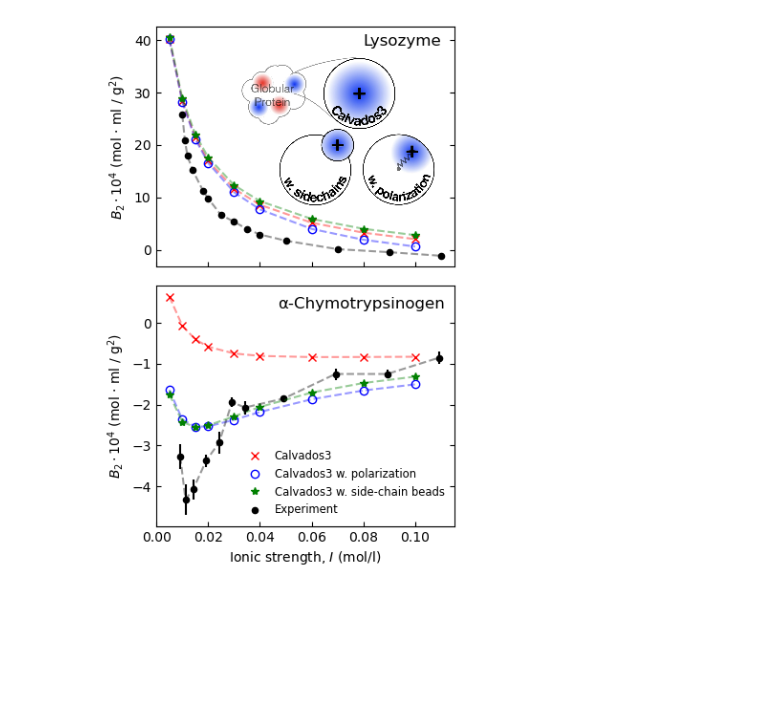
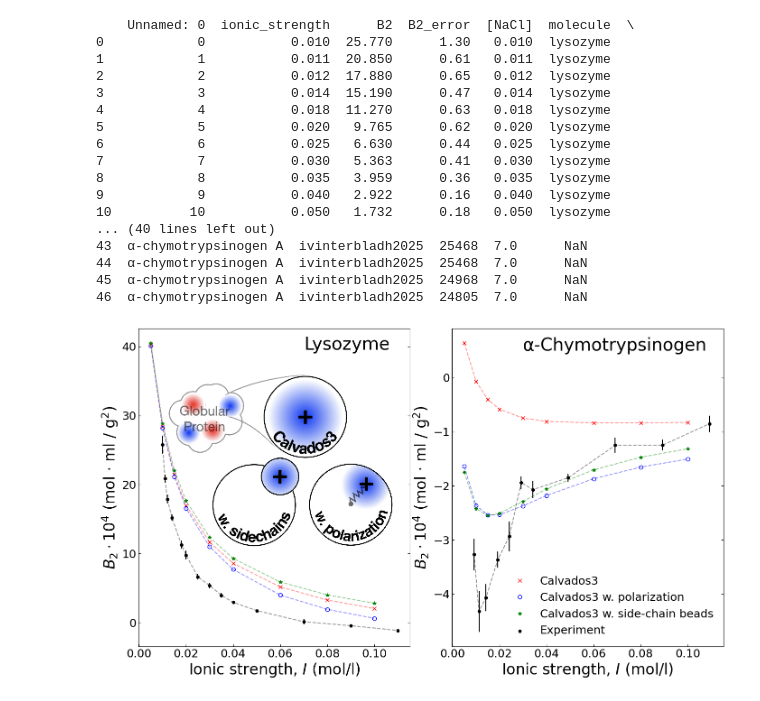
Before and after one commit to mlund/SI-pose-exploration, a Jupyter notebook: protein_b2/plot.ipynb, the cells around one changed output. Drawn from its saved outputs; the diff is of its cells as text; code cells hidden in the pictures; blank space fills up the shorter version.

Commit message:
Updated the b2 exp for lysozyme with error bars. Added the pca notebook and files with traj and exp. structures

```diff
--- a/protein_b2/plot.ipynb
+++ b/protein_b2/plot.ipynb
@@ -50,6 +50,8 @@ def plot_lysozyme(ax):
     sel = (df.pH == 7.0) & (df.molecule == "lysozyme")
     exp = df[sel].copy(deep=True)
     exp["B2"] = exp["B2"] * 1e4
+    exp["B2_error"] = exp["B2_error"] * 1e4
+    print(exp)
     exp.plot(
         "ionic_strength",
         "B2",
@@ -63,8 +65,8 @@ def plot_lysozyme(ax):
         "ionic_strength", "B2", style="k--", kind="line", ax=ax, alpha=0.4, label=""
     )
 
-    ax.set_xlabel(r"$I$ (mol/l)")
-    ax.set_ylabel(r"$B_2\cdot 10^4$ (mol $\cdot$ ml / g$^2$)")
+    ax.set_xlabel(r"Ionic strength, $I$ (mol/l)", fontsize=24)
+    ax.set_ylabel(r"$B_2\cdot 10^4$ (mol $\cdot$ ml / g$^2$)", fontsize=24)
     ax.legend(frameon=False)
 
 
@@ -96,6 +115,7 @@ def plot_cgn(ax):
     exp = df[sel].copy(deep=True)
     exp["B2"] = exp["B2"] * 1e4
     exp["B2_error"] = exp["B2_error"] * 1e4
+    print(exp)
     exp.plot(
         "ionic_strength",
         "B2",
@@ -109,41 +129,58 @@ def plot_cgn(ax):
         "ionic_strength", "B2", style="k--", kind="line", ax=ax, alpha=0.4, label=""
     )
 
-    ax.set_xlabel(r"Ionic strength, $I$ (mol/l)")
-    ax.set_ylabel(r"$B_2\cdot 10^4$ (mol $\cdot$ ml / g$^2$)")
-    ax.legend(frameon=False, loc=4, fontsize="small")
+    ax.set_xlabel(r"Ionic strength, $I$ (mol/l)", fontsize=24)
+    ax.set_ylabel(r"$B_2\cdot 10^4$ (mol $\cdot$ ml / g$^2$)", fontsize=24)
+    ax.legend(frameon=False, loc=4, fontsize=18)
 
 
-fig, ax = plt.subplots(nrows=2, figsize=(4, 6), sharex=True)
+fig, ax = plt.subplots(1,2, figsize=(14, 8), sharex=True)
 plot_lysozyme(ax[0])
 plot_cgn(ax[1])
 ax[0].legend().set_visible(False)
 plt.tight_layout()
 ax[0].yaxis.set_ticks_position("both")
-ax[0].tick_params(direction="in")
+ax[0].tick_params(direction="in", labelsize=18)
 ax[1].yaxis.set_ticks_position("both")
-ax[1].tick_params(direction="in")
-ax[0].text(0.08, 39, "Lysozyme", fontsize="large")
-ax[1].text(0.047, 0.35, "α-Chymotrypsinogen", fontsize="large")
+ax[1].tick_params(direction="in", labelsize=18)
+ax[0].text(0.07, 39.5, "Lysozyme", fontsize= 28)
+ax[1].text(0.03, 0.5, "α-Chymotrypsinogen", fontsize= 28)
 # ax[0].set_xscale("log")
 # ax[1].set_xscale("log")
 
 image = Image.open("calvados-models2.png")
 imagebox = OffsetImage(
-    image, zoom=0.11
+    image, zoom=0.27
 )  # zoom scales the image while keeping aspect ratio
-ab = AnnotationBbox(imagebox, (0.07, 22.5), frameon=False)  # position (x, y)
+ab = AnnotationBbox(imagebox, (0.06, 23.5), frameon=False)  # position (x, y)
 ax[0].add_artist(ab)
 # ax[0].text(
 #     0.05,
 #     28.2,
 #     "Charged\nresidue\nrepresentations",
 #     fontsize="small",
 #     fontstyle="italic",
 #     ha="center",
 #     va="center",
 # )
 plt.savefig("lys-cgn.png", dpi=300, bbox_inches="tight")
 plt.show()
 # %% [output]
+    Unnamed: 0  ionic_strength      B2  B2_error  [NaCl]  molecule  \
+0            0           0.010  25.770      1.30   0.010  lysozyme
+1            1           0.011  20.850      0.61   0.011  lysozyme
+2            2           0.012  17.880      0.65   0.012  lysozyme
+3            3           0.014  15.190      0.47   0.014  lysozyme
+4            4           0.018  11.270      0.63   0.018  lysozyme
+5            5           0.020   9.765      0.62   0.020  lysozyme
+6            6           0.025   6.630      0.44   0.025  lysozyme
+7            7           0.030   5.363      0.41   0.030  lysozyme
+8            8           0.035   3.959      0.36   0.035  lysozyme
+9            9           0.040   2.922      0.16   0.040  lysozyme
+10          10           0.050   1.732      0.18   0.050  lysozyme
+... (40 lines left out)
+43  α-chymotrypsinogen A  ivinterbladh2025  25468  7.0      NaN
+44  α-chymotrypsinogen A  ivinterbladh2025  25468  7.0      NaN
+45  α-chymotrypsinogen A  ivinterbladh2025  24968  7.0      NaN
+46  α-chymotrypsinogen A  ivinterbladh2025  24805  7.0      NaN
-[figure, old version]
+[figure, new version]
```
Also changed, not shown: parts of 2 cells of this notebook, 1 other file.
